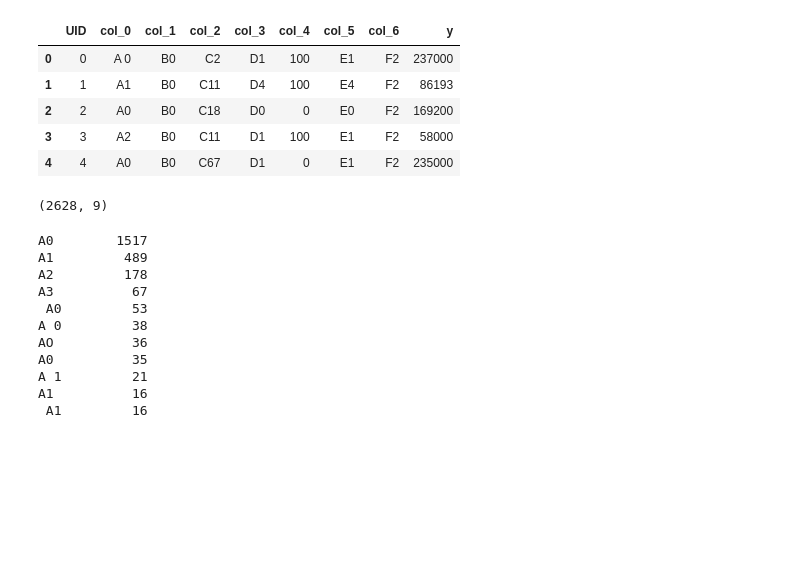
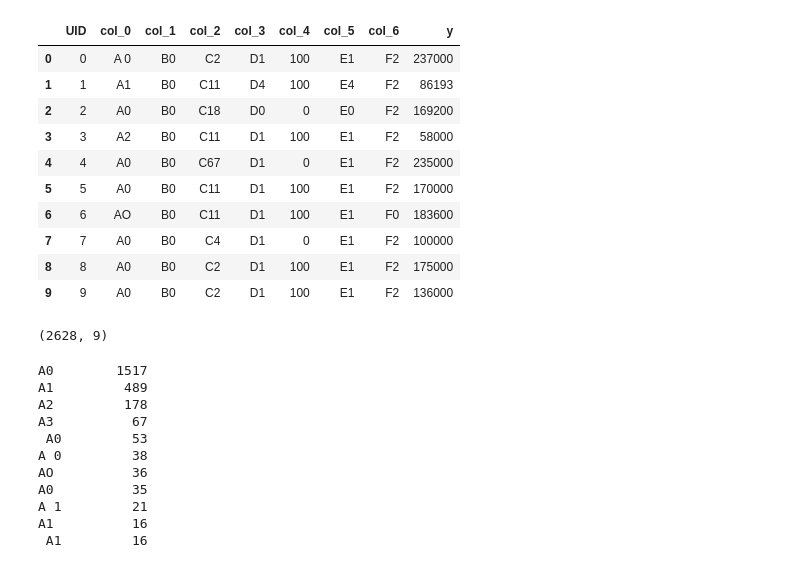
Before and after one commit to Mubassir1820/Kaggle_competition, a Jupyter notebook: Kaggle_comp.ipynb, the cells around one changed output. Cells and saved outputs as stored; diff of their text form; code cells hidden in the pictures; blank space fills up the shorter version.

```diff
--- a/Kaggle_comp.ipynb
+++ b/Kaggle_comp.ipynb
@@ -6,14 +6,19 @@ import pandas as pd
 # %%
 df = pd.read_csv('train.csv')
 # %%
-df.head()
+df.head(10)
 # %% [output]
 |  | UID | col_0 | col_1 | col_2 | col_3 | col_4 | col_5 | col_6 | y |
 | 0 | 0 | A 0 | B0 | C2 | D1 | 100 | E1 | F2 | 237000 |
 | 1 | 1 | A1 | B0 | C11 | D4 | 100 | E4 | F2 | 86193 |
 | 2 | 2 | A0 | B0 | C18 | D0 | 0 | E0 | F2 | 169200 |
 | 3 | 3 | A2 | B0 | C11 | D1 | 100 | E1 | F2 | 58000 |
 | 4 | 4 | A0 | B0 | C67 | D1 | 0 | E1 | F2 | 235000 |
+| 5 | 5 | A0 | B0 | C11 | D1 | 100 | E1 | F2 | 170000 |
+| 6 | 6 | AO | B0 | C11 | D1 | 100 | E1 | F0 | 183600 |
+| 7 | 7 | A0 | B0 | C4 | D1 | 0 | E1 | F2 | 100000 |
+| 8 | 8 | A0 | B0 | C2 | D1 | 100 | E1 | F2 | 175000 |
+| 9 | 9 | A0 | B0 | C2 | D1 | 100 | E1 | F2 | 136000 |
 # %%
 df.shape
 # %% [output]
```
Also changed, not shown: parts of 6 cells of this notebook.
